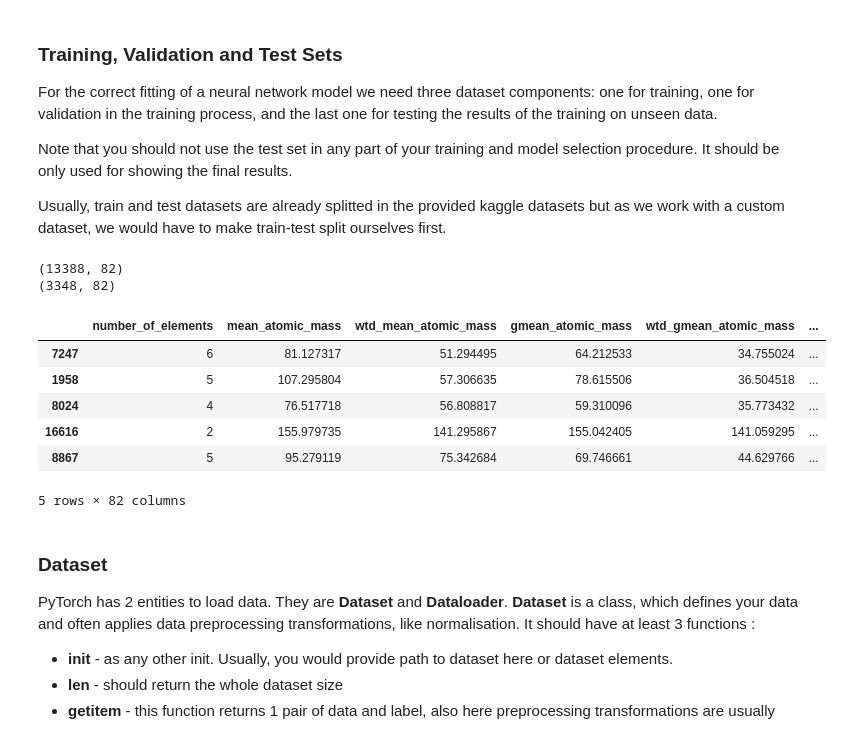
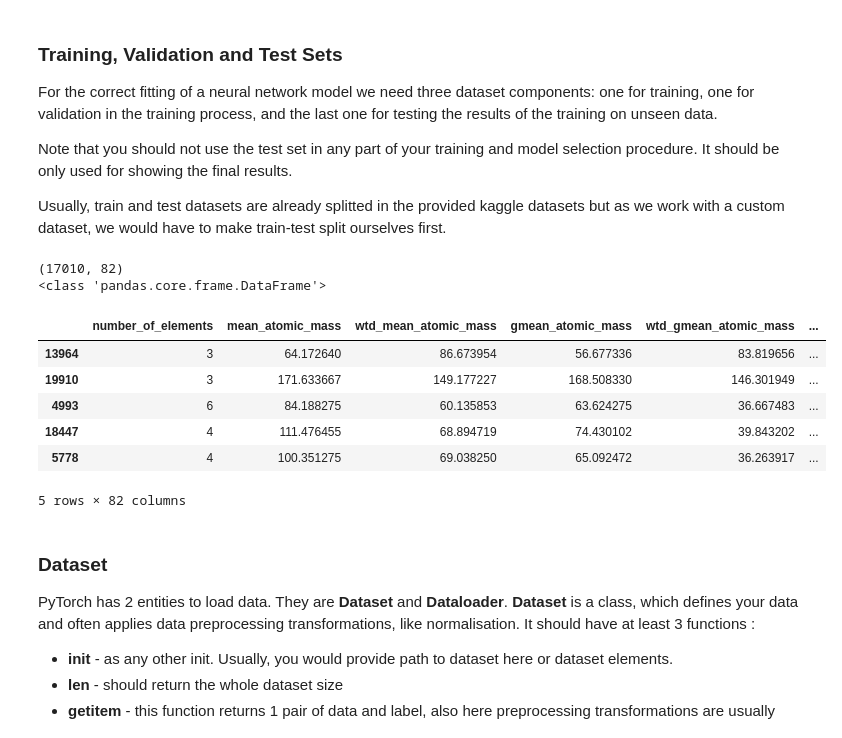
Before and after one commit to Getsomeclips/ML_homework, a Jupyter notebook: 2_NAME1_NAME2_NAME3.ipynb, the cells around one changed output. Saved outputs shown, nothing was run; the diff lists cells and outputs as text; code cells hidden in the pictures.

```diff
--- a/2_NAME1_NAME2_NAME3.ipynb
+++ b/2_NAME1_NAME2_NAME3.ipynb
@@ -232,20 +233,20 @@ test_size = 0.2
 target_clm= 'critical_temp'
 # %%
 # TODO: load data - same as in the previous practical and make train_test_split from sklearn
-data = pd.read_csv('superconduct_train.csv')
+data = pd.read_csv('superconduct_train(1).csv')
 train, test = train_test_split(data, test_size=test_size)
 print(train.shape)
-print(test.shape)
+print(type(train))
 train.head()
 # %% [output]
-(13388, 82)
-(3348, 82)
+(17010, 82)
+<class 'pandas.core.frame.DataFrame'>
 |  | number_of_elements | mean_atomic_mass | wtd_mean_atomic_mass | gmean_atomic_mass | wtd_gmean_atomic_mass | ... |
-| 7247 | 6 | 81.127317 | 51.294495 | 64.212533 | 34.755024 | ... |
-| 1958 | 5 | 107.295804 | 57.306635 | 78.615506 | 36.504518 | ... |
-| 8024 | 4 | 76.517718 | 56.808817 | 59.310096 | 35.773432 | ... |
-| 16616 | 2 | 155.979735 | 141.295867 | 155.042405 | 141.059295 | ... |
-| 8867 | 5 | 95.279119 | 75.342684 | 69.746661 | 44.629766 | ... |
+| 13964 | 3 | 64.172640 | 86.673954 | 56.677336 | 83.819656 | ... |
+| 19910 | 3 | 171.633667 | 149.177227 | 168.508330 | 146.301949 | ... |
+| 4993 | 6 | 84.188275 | 60.135853 | 63.624275 | 36.667483 | ... |
+| 18447 | 4 | 111.476455 | 68.894719 | 74.430102 | 39.843202 | ... |
+| 5778 | 4 | 100.351275 | 69.038250 | 65.092472 | 36.263917 | ... |
 5 rows × 82 columns
 # %% [markdown]
 ### Dataset
```
Also changed, not shown: parts of 12 cells of this notebook.
